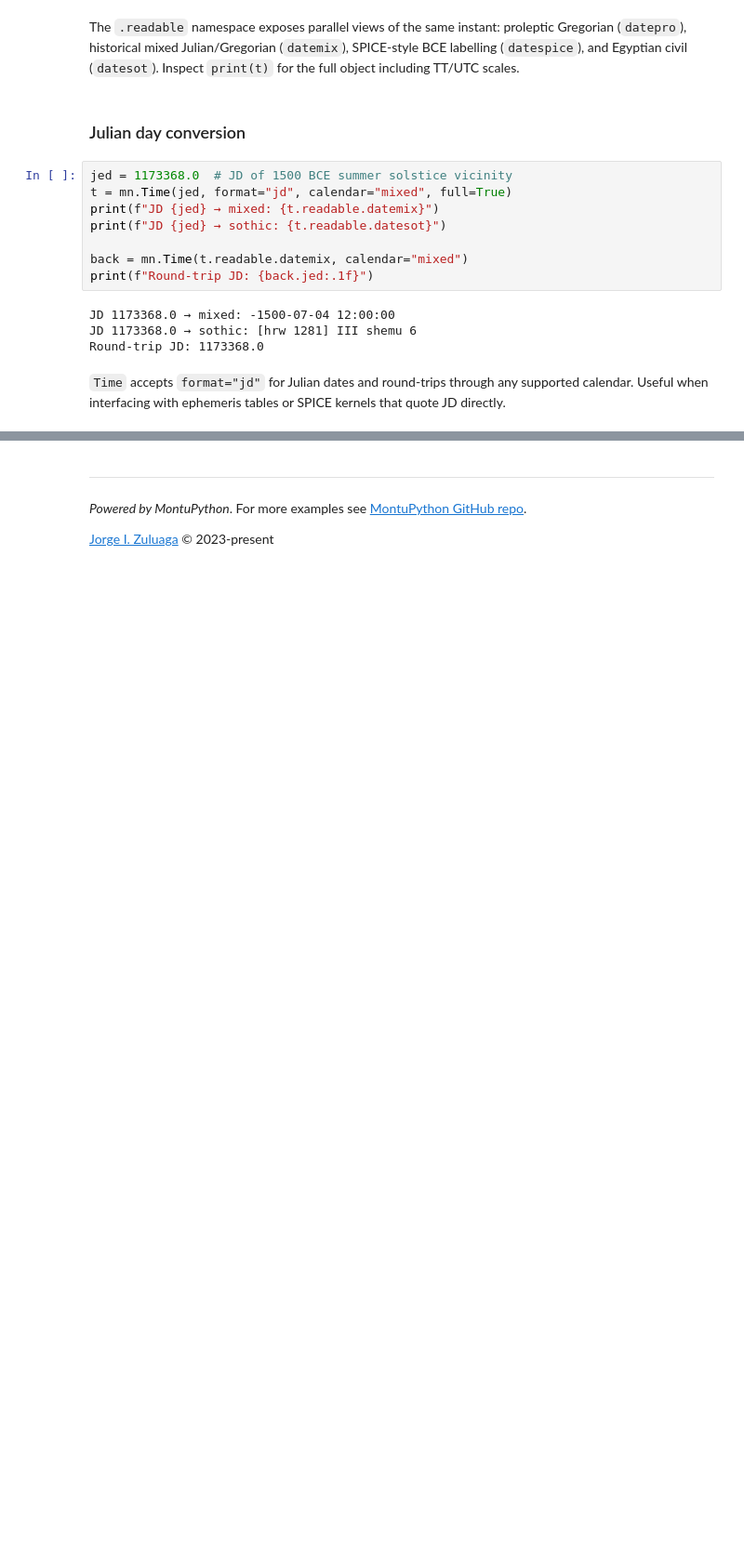
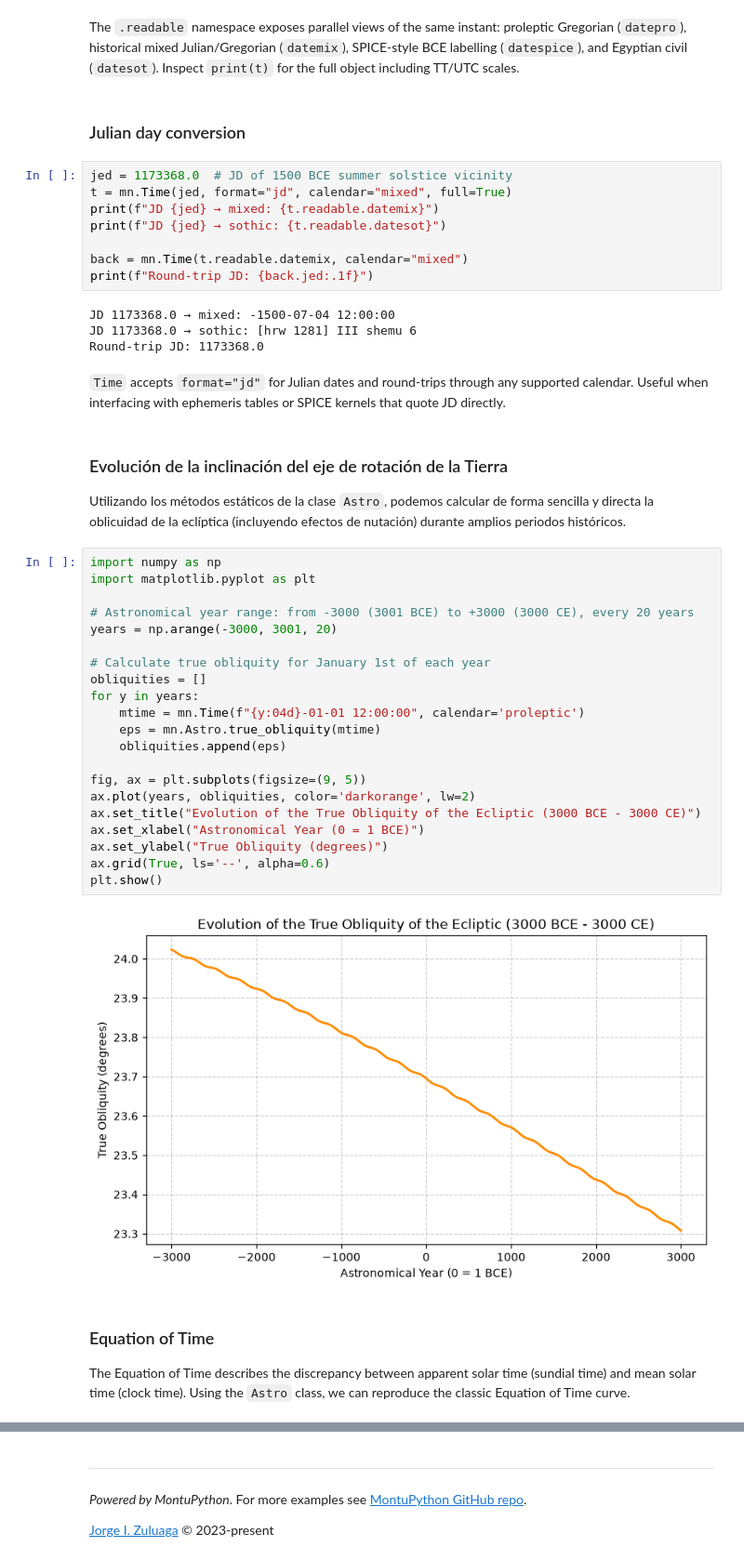
Before and after one commit to seap-udea/MontuPython, a Jupyter notebook: examples/MontuPython-CodeSnippets.ipynb, the cells around one changed output, grey strips where cells are left out. Shown at 93% size. Cells and saved outputs as stored; diff of their text form; blank space fills up the shorter version.

```diff
--- a/examples/MontuPython-CodeSnippets.ipynb
+++ b/examples/MontuPython-CodeSnippets.ipynb
@@ -995,3 +995,34 @@ JD 1173368.0 → sothic: [hrw 1281] III shemu 6
 Round-trip JD: 1173368.0
 # %% [markdown]
 `Time` accepts `format="jd"` for Julian dates and round-trips through any supported calendar. Useful when interfacing with ephemeris tables or SPICE kernels that quote JD directly.
+# %% [markdown]
+### Evolución de la inclinación del eje de rotación de la Tierra
+
+Utilizando los métodos estáticos de la clase `Astro`, podemos calcular de forma sencilla y directa la oblicuidad de la eclíptica (incluyendo efectos de nutación) durante amplios periodos históricos.
+# %%
+import numpy as np
+import matplotlib.pyplot as plt
+
+# Astronomical year range: from -3000 (3001 BCE) to +3000 (3000 CE), every 20 years
+years = np.arange(-3000, 3001, 20)
+
+# Calculate true obliquity for January 1st of each year
+obliquities = []
+for y in years:
+    mtime = mn.Time(f"{y:04d}-01-01 12:00:00", calendar='proleptic')
+    eps = mn.Astro.true_obliquity(mtime)
+    obliquities.append(eps)
+
+fig, ax = plt.subplots(figsize=(9, 5))
+ax.plot(years, obliquities, color='darkorange', lw=2)
+ax.set_title("Evolution of the True Obliquity of the Ecliptic (3000 BCE - 3000 CE)")
+ax.set_xlabel("Astronomical Year (0 = 1 BCE)")
+ax.set_ylabel("True Obliquity (degrees)")
+ax.grid(True, ls='--', alpha=0.6)
+plt.show()
+# %% [output]
+[figure, added]
+# %% [markdown]
+### Equation of Time
+
+The Equation of Time describes the discrepancy between apparent solar time (sundial time) and mean solar time (clock time). Using the `Astro` class, we can reproduce the classic Equation of Time curve.
```
Also changed, not shown: parts of 8 cells of this notebook, 27 other files.
